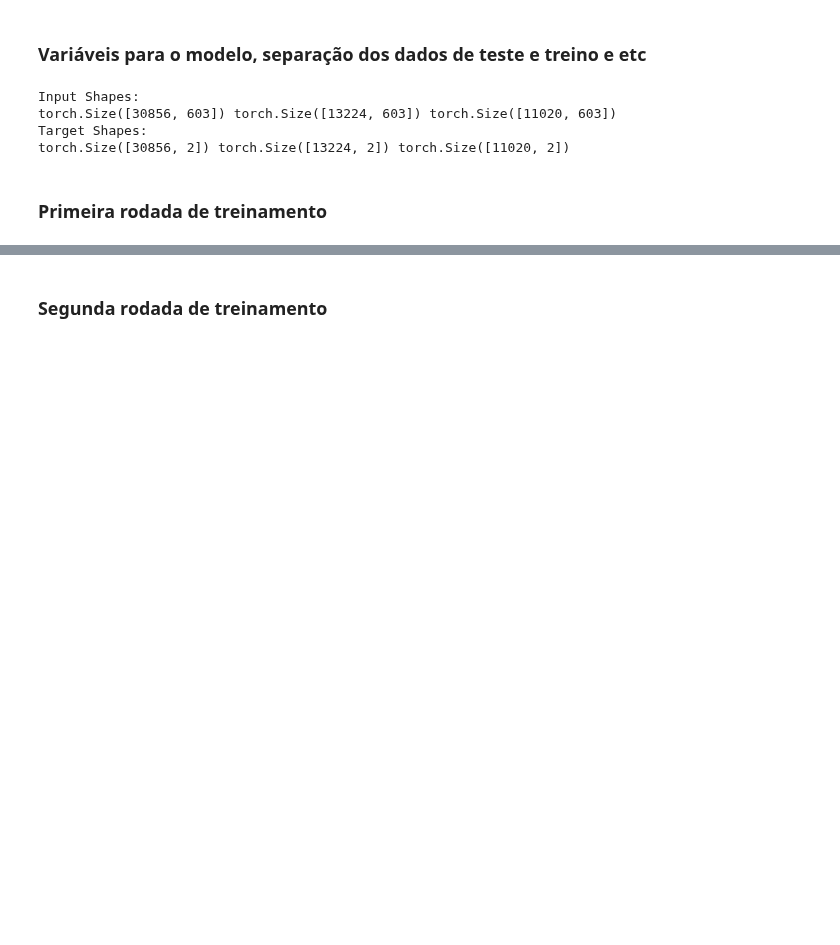
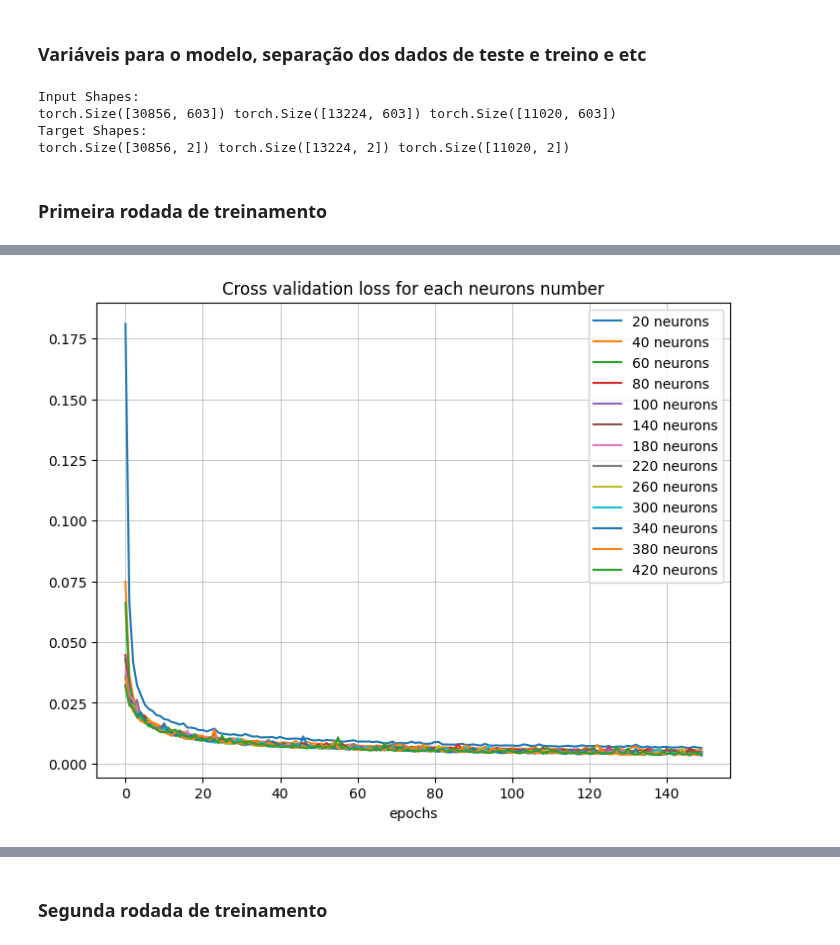
Before and after one commit to Shnrqpdr/inverse-scattering, a Jupyter notebook: circular-billiard.ipynb, the cells around one changed output, grey strips where cells are left out. Saved outputs shown, nothing was run; the diff lists cells and outputs as text; code cells hidden in the pictures; blank space fills up the shorter version.

```diff
--- a/circular-billiard.ipynb
+++ b/circular-billiard.ipynb
@@ -154,0 +164,15 @@ Test Loss: 0.004918955314391549
+# %%
+fig = plt.figure(figsize=(8,6))
+axes = fig.add_axes([0.1,0.1,0.8,0.8])
+
+for val_loss in val_loss_total_arrays:
+    index = val_loss_total_arrays.index(val_loss)
+    num_neurons_used = nums_neurons[index]
+    axes.plot(val_loss, ls='-', label=f"{num_neurons_used} neurons")
+
+axes.set_title(f'Cross validation loss for each neurons number')
+axes.set_xlabel(f'epochs')
+axes.legend(loc='upper right')
+plt.grid(linestyle='-', linewidth=0.5)
+# %% [output]
+[figure, added]
```
Also changed, not shown: parts of 28 cells of this notebook, 8 other files.
